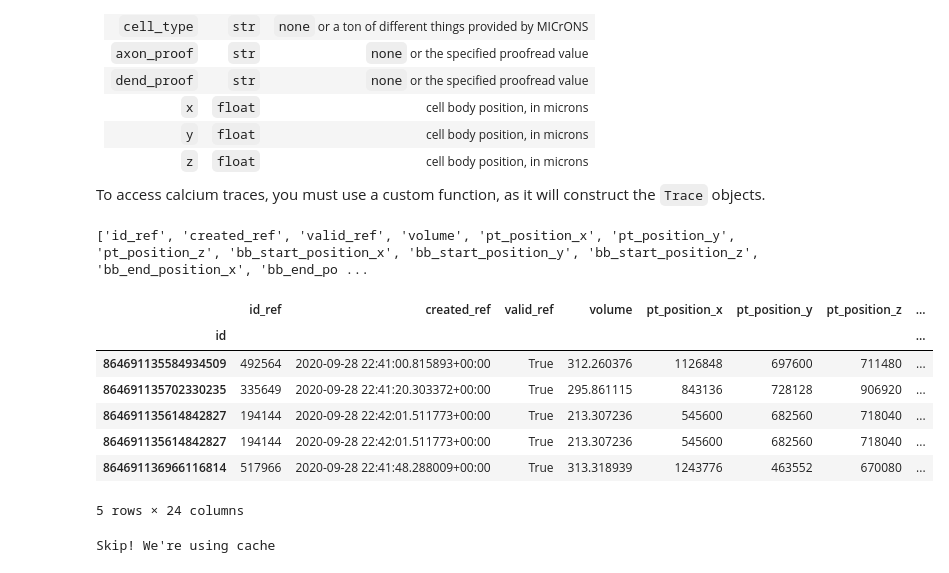
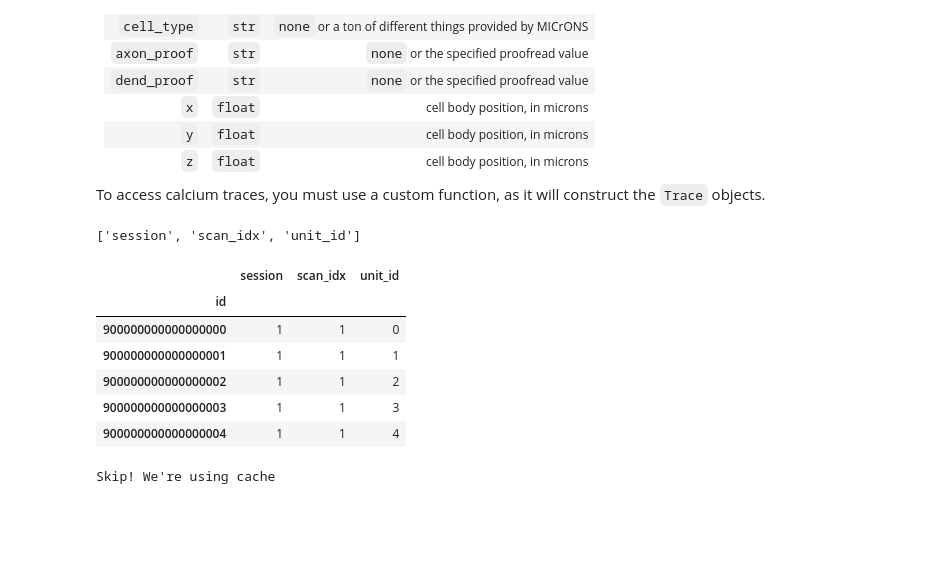
Before and after one commit to 12Jeef/NTAB_F26_Connectomics, a Jupyter notebook: jeffrey/official.ipynb, the cells around one changed output. Cells and saved outputs as stored; diff of their text form; code cells hidden in the pictures; blank space fills up the shorter version.

```diff
--- a/jeffrey/official.ipynb
+++ b/jeffrey/official.ipynb
@@ -90,27 +90,35 @@ We are going to build `neurons_df`, a general-purpose neuron information lookup.
 
 To access calcium traces, you must use a custom function, as it will construct the `Trace` objects.
 # %%
-raw_coreg_df = client.materialize.query_table(
-    "coregistration_manual_v4",
-    desired_resolution=[1]*3,
-    split_positions=True,
-)
-raw_coreg_df = raw_coreg_df[raw_coreg_df["valid"] == True]
-raw_coreg_df.set_index("pt_root_id", inplace=True)
-raw_coreg_df.rename_axis("id", inplace=True)
-raw_coreg_df.drop(index=0, inplace=True, errors="ignore")
+import pandas as pd
+
+if SYNTH:
+
+    raw_coreg_df = pd.read_parquet("cache/synth/coreg.parquet")
+
+else:
+
+    raw_coreg_df = client.materialize.query_table(
+        "coregistration_manual_v4",
+        desired_resolution=[1]*3,
+        split_positions=True,
+    )
+    raw_coreg_df = raw_coreg_df[raw_coreg_df["valid"] == True]
+    raw_coreg_df.set_index("pt_root_id", inplace=True)
+    raw_coreg_df.rename_axis("id", inplace=True)
+    raw_coreg_df.drop(index=0, inplace=True, errors="ignore")
+
 print(raw_coreg_df.columns.to_list())
 display(raw_coreg_df.head())
 # %% [output]
-['id_ref', 'created_ref', 'valid_ref', 'volume', 'pt_position_x', 'pt_position_y', 'pt_position_z', 'bb_start_position_x', 'bb_start_position_y', 'bb_start_position_z', 'bb_end_position_x', 'bb_end_po ...
+['session', 'scan_idx', 'unit_id']
-|  | id_ref | created_ref | valid_ref | volume | pt_position_x | pt_position_y | pt_position_z | ... |
-| id |  |  |  |  |  |  |  | ... |
-| 864691135584934509 | 492564 | 2020-09-28 22:41:00.815893+00:00 | True | 312.260376 | 1126848 | 697600 | 711480 | ... |
-| 864691135702330235 | 335649 | 2020-09-28 22:41:20.303372+00:00 | True | 295.861115 | 843136 | 728128 | 906920 | ... |
-| 864691135614842827 | 194144 | 2020-09-28 22:42:01.511773+00:00 | True | 213.307236 | 545600 | 682560 | 718040 | ... |
-| 864691135614842827 | 194144 | 2020-09-28 22:42:01.511773+00:00 | True | 213.307236 | 545600 | 682560 | 718040 | ... |
-| 864691136966116814 | 517966 | 2020-09-28 22:41:48.288009+00:00 | True | 313.318939 | 1243776 | 463552 | 670080 | ... |
+|  | session | scan_idx | unit_id |
+| id |  |  |  |
+| 900000000000000000 | 1 | 1 | 0 |
+| 900000000000000001 | 1 | 1 | 1 |
+| 900000000000000002 | 1 | 1 | 2 |
+| 900000000000000003 | 1 | 1 | 3 |
+| 900000000000000004 | 1 | 1 | 4 |
-5 rows × 24 columns
 # %%
 if NEURONS_REGEN:
 
```
Also changed, not shown: parts of 9 cells of this notebook.
